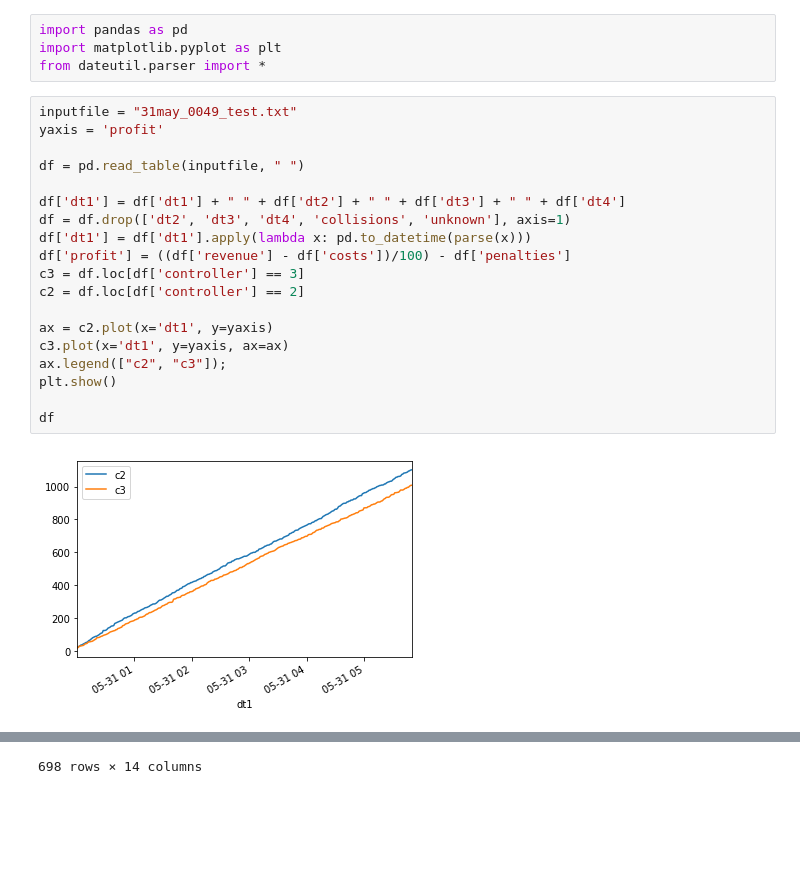
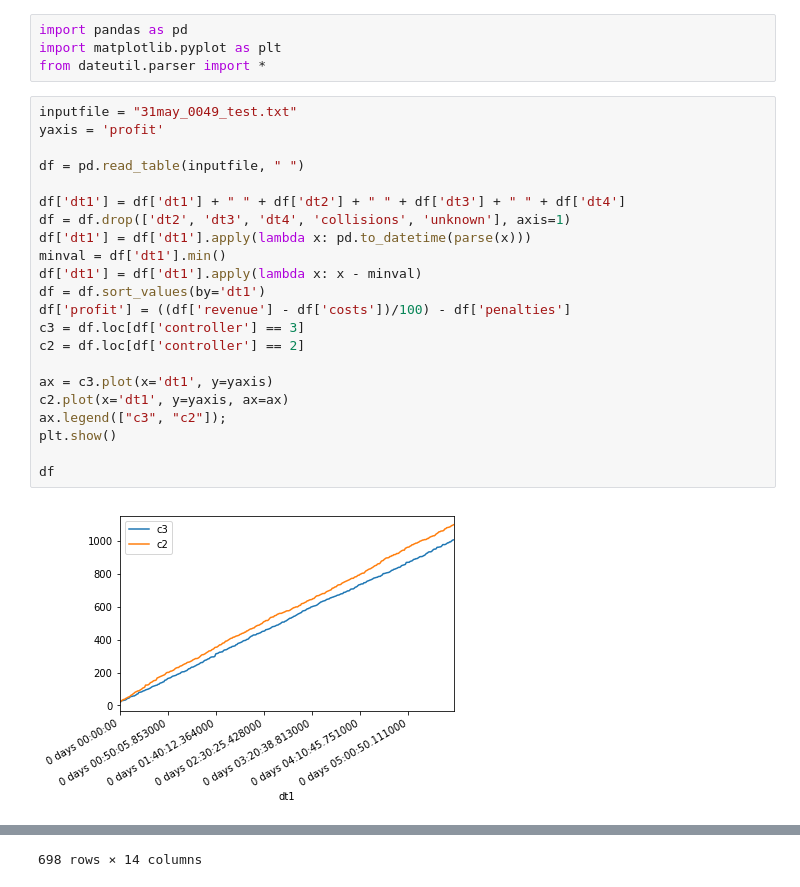
Before and after one commit to paulbalaji/drone-sim, a Jupyter notebook: codebase/analysis/analysis.ipynb, the cells around one changed output, grey strips where cells are left out. Cells and saved outputs as stored; diff of their text form; blank space fills up the shorter version.

```diff
--- a/codebase/analysis/analysis.ipynb
+++ b/codebase/analysis/analysis.ipynb
@@ -5,22 +5,25 @@ from dateutil.parser import *
 # %%
 inputfile = "31may_0049_test.txt"
 yaxis = 'profit'
 
 df = pd.read_table(inputfile, " ")
 
 df['dt1'] = df['dt1'] + " " + df['dt2'] + " " + df['dt3'] + " " + df['dt4']
 df = df.drop(['dt2', 'dt3', 'dt4', 'collisions', 'unknown'], axis=1)
 df['dt1'] = df['dt1'].apply(lambda x: pd.to_datetime(parse(x)))
+minval = df['dt1'].min()
+df['dt1'] = df['dt1'].apply(lambda x: x - minval)
+df = df.sort_values(by='dt1')
 df['profit'] = ((df['revenue'] - df['costs'])/100) - df['penalties']
 c3 = df.loc[df['controller'] == 3]
 c2 = df.loc[df['controller'] == 2]
 
-ax = c2.plot(x='dt1', y=yaxis)
-c3.plot(x='dt1', y=yaxis, ax=ax)
-ax.legend(["c2", "c3"]);
+ax = c3.plot(x='dt1', y=yaxis)
+c2.plot(x='dt1', y=yaxis, ax=ax)
+ax.legend(["c3", "c2"]);
 plt.show()
 
 df
 # %% [output]
-[figure, old version]
+[figure, new version]
 |  | dt1 | controller | drones | queue | deliveries | fullTrips | revenue | costs | penalties | fDel | ... |
```
Also changed, not shown: parts of 1 cell of this notebook.
